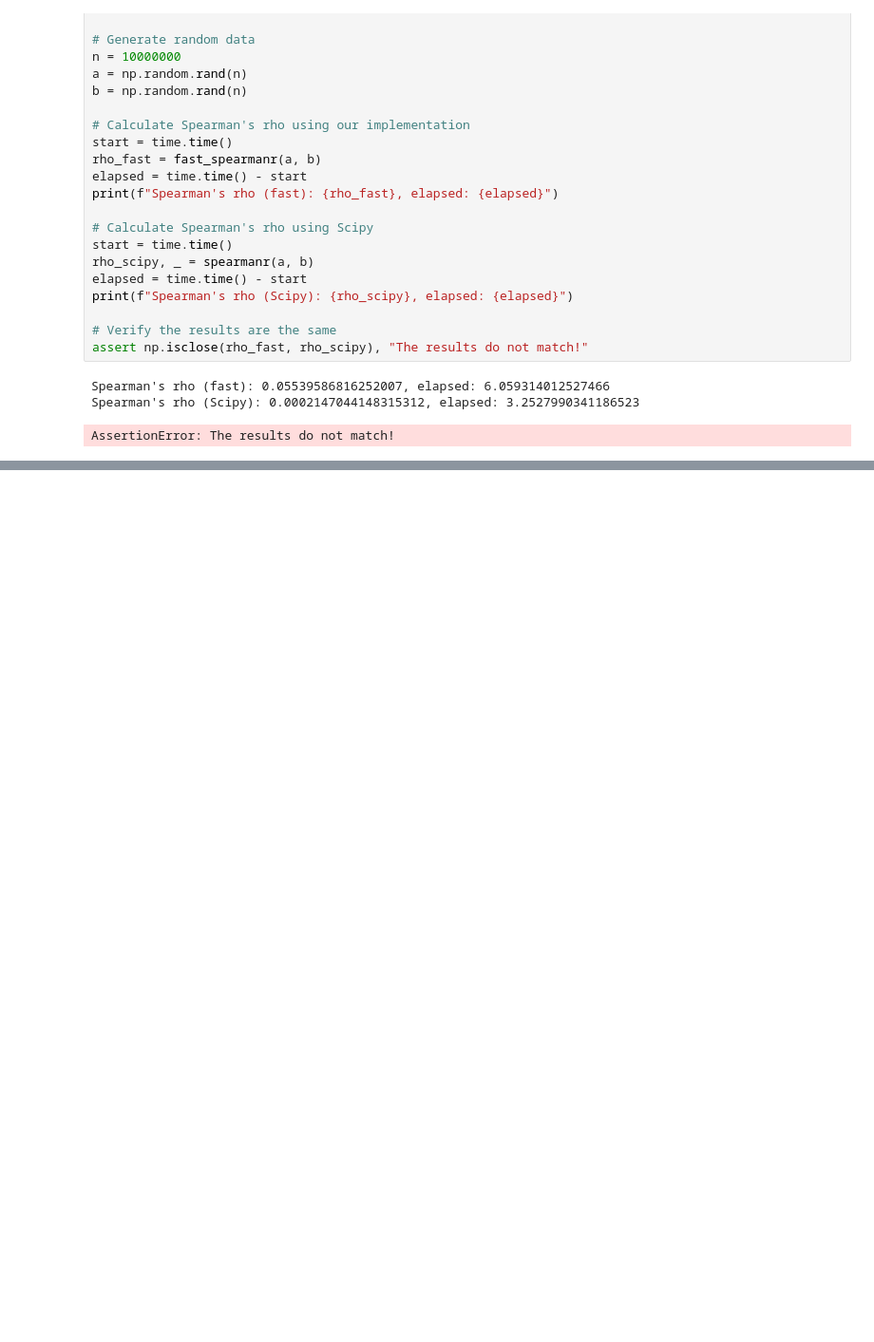
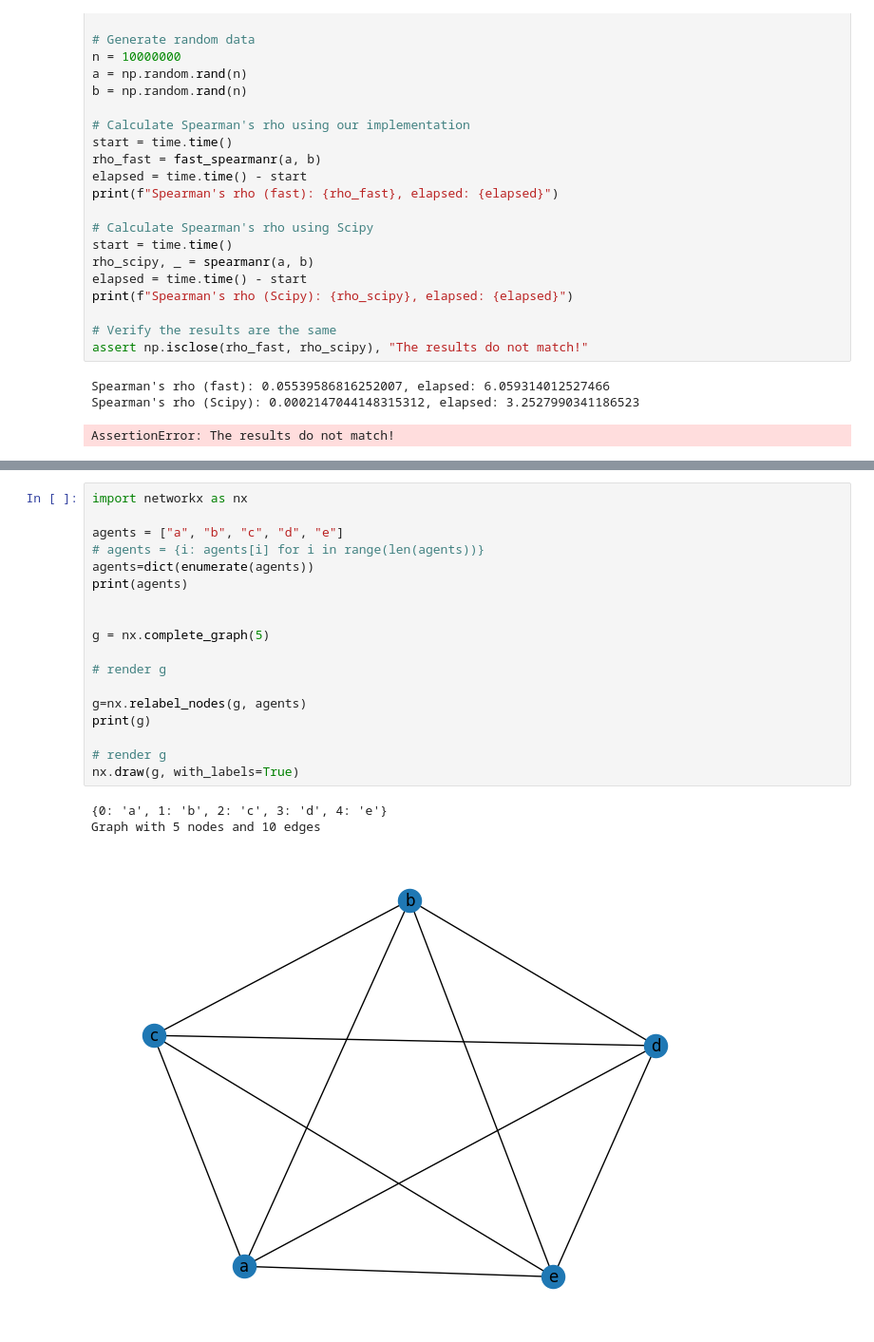
Before and after one commit to gizmrkv/CoLingo, a Jupyter notebook: memo.ipynb, the cells around one changed output, grey strips where cells are left out. Shown at 95% size. Drawn from its saved outputs; the diff is of its cells as text; blank space fills up the shorter version.

```diff
--- a/memo.ipynb
+++ b/memo.ipynb
@@ -218,0 +241,22 @@ AssertionError: The results do not match!
+# %%
+import networkx as nx
+
+agents = ["a", "b", "c", "d", "e"]
+# agents = {i: agents[i] for i in range(len(agents))}
+agents=dict(enumerate(agents))
+print(agents)
+
+
+g = nx.complete_graph(5)
+
+# render g
+
+g=nx.relabel_nodes(g, agents)
+print(g)
+
+# render g
+nx.draw(g, with_labels=True)
+# %% [output]
+{0: 'a', 1: 'b', 2: 'c', 3: 'd', 4: 'e'}
+Graph with 5 nodes and 10 edges
+[figure, added]
```
Also changed, not shown: parts of 2 cells of this notebook, 16 other files.
